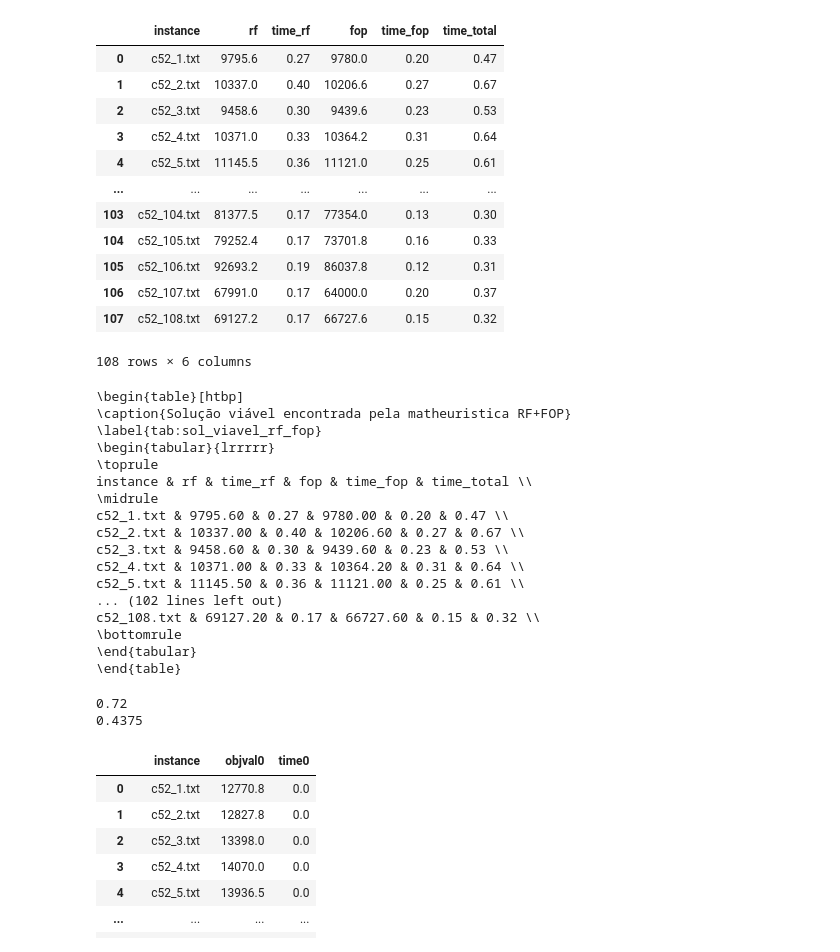
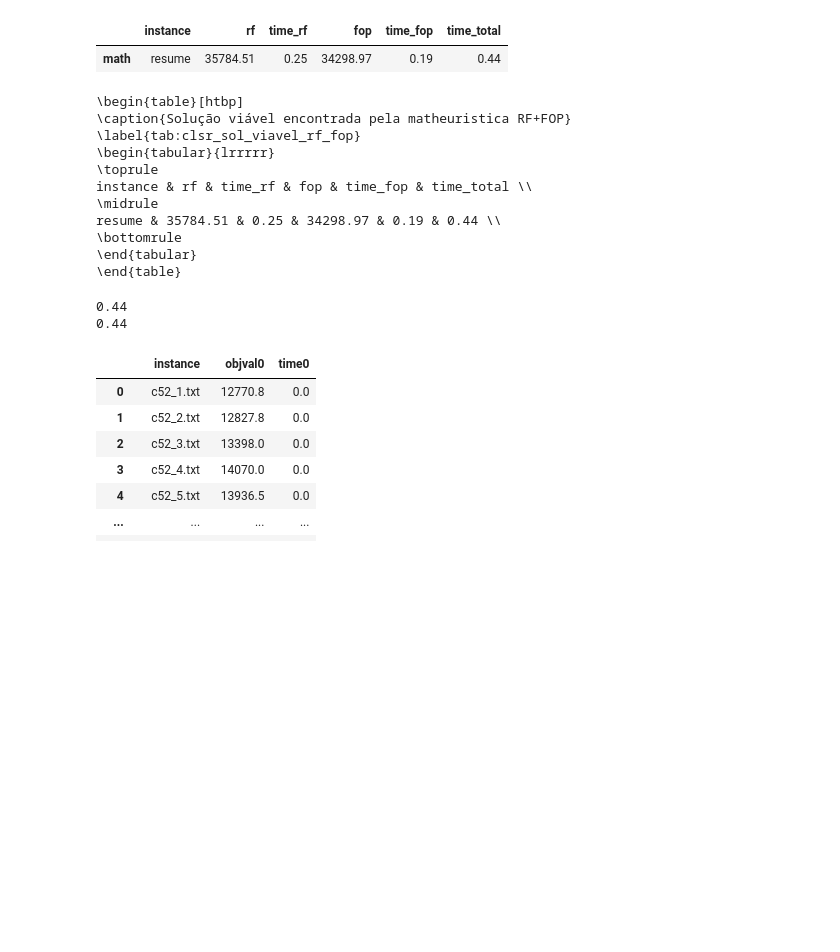
Before and after one commit to jesusossian/mmq_msc_andressa, a Jupyter notebook: src/clsr_std/clsr_std_feasible.ipynb, the cells around one changed output. Cells and saved outputs as stored; diff of their text form; code cells hidden in the pictures; blank space fills up the shorter version.

```diff
--- a/src/clsr_std/clsr_std_feasible.ipynb
+++ b/src/clsr_std/clsr_std_feasible.ipynb
@@ -5,34 +5,33 @@ import matplotlib.pyplot as plt
 # %%
 url_file=f"std_math/result/clsr_std_math.txt"
 
 df = pd.read_csv(url_file,header=None, sep=';')
 
 table = pd.DataFrame()
 table = pd.concat([table, df], ignore_index=True)
 table.columns = ['instance','rf','time_rf','fop','time_fop']
 table['time_total'] = table['time_rf']+table['time_fop']
 
+table = pd.DataFrame({
+    'instance':f'resume',
+    'rf':table['rf'].mean().round(2),
+    'time_rf':table['time_rf'].mean().round(2),
+    'fop':table['fop'].mean().round(2),
+    'time_fop':table['time_fop'].mean().round(2),
+    'time_total':table['time_total'].mean().round(2),
+    },index=[f'math']
+)
+
 table_math = table
 table_math
 # %% [output]
 |  | instance | rf | time_rf | fop | time_fop | time_total |
-| 0 | c52_1.txt | 9795.6 | 0.27 | 9780.0 | 0.20 | 0.47 |
-| 1 | c52_2.txt | 10337.0 | 0.40 | 10206.6 | 0.27 | 0.67 |
-| 2 | c52_3.txt | 9458.6 | 0.30 | 9439.6 | 0.23 | 0.53 |
-| 3 | c52_4.txt | 10371.0 | 0.33 | 10364.2 | 0.31 | 0.64 |
-| 4 | c52_5.txt | 11145.5 | 0.36 | 11121.0 | 0.25 | 0.61 |
-| ... | ... | ... | ... | ... | ... | ... |
-| 103 | c52_104.txt | 81377.5 | 0.17 | 77354.0 | 0.13 | 0.30 |
-| 104 | c52_105.txt | 79252.4 | 0.17 | 73701.8 | 0.16 | 0.33 |
-| 105 | c52_106.txt | 92693.2 | 0.19 | 86037.8 | 0.12 | 0.31 |
-| 106 | c52_107.txt | 67991.0 | 0.17 | 64000.0 | 0.20 | 0.37 |
-| 107 | c52_108.txt | 69127.2 | 0.17 | 66727.6 | 0.15 | 0.32 |
+| math | resume | 35784.51 | 0.25 | 34298.97 | 0.19 | 0.44 |
-108 rows × 6 columns
 # %%
 latex_table_math = table_math.to_latex(
     index=False,  # To not include the DataFrame index as a column in the table
     caption="Solução viável encontrada pela matheuristica RF+FOP",  # The caption to appear above the table in the LaTeX document
-    label="tab:sol_viavel_rf_fop",  # A label used for referencing the table within the LaTeX document
+    label="tab:clsr_sol_viavel_rf_fop",  # A label used for referencing the table within the LaTeX document
     position="htbp",  # The preferred positions where the table should be placed in the document ('here', 'top', 'bottom', 'page')
     column_format="lrrrrr",  # The format of the columns: left-aligend first column and center-aligned remaining columns as per APA guidelines
     escape=False,  # Disable escaping LaTeX special characters in the DataFrame
@@ -43,18 +42,12 @@ print(latex_table_math)
 # %% [output]
 \begin{table}[htbp]
 \caption{Solução viável encontrada pela matheuristica RF+FOP}
-\label{tab:sol_viavel_rf_fop}
+\label{tab:clsr_sol_viavel_rf_fop}
 \begin{tabular}{lrrrrr}
 \toprule
 instance & rf & time_rf & fop & time_fop & time_total \\
 \midrule
-c52_1.txt & 9795.60 & 0.27 & 9780.00 & 0.20 & 0.47 \\
-c52_2.txt & 10337.00 & 0.40 & 10206.60 & 0.27 & 0.67 \\
-c52_3.txt & 9458.60 & 0.30 & 9439.60 & 0.23 & 0.53 \\
-c52_4.txt & 10371.00 & 0.33 & 10364.20 & 0.31 & 0.64 \\
-c52_5.txt & 11145.50 & 0.36 & 11121.00 & 0.25 & 0.61 \\
-... (102 lines left out)
-c52_108.txt & 69127.20 & 0.17 & 66727.60 & 0.15 & 0.32 \\
+resume & 35784.51 & 0.25 & 34298.97 & 0.19 & 0.44 \\
 \bottomrule
 \end{tabular}
 \end{table}
@@ -62,8 +55,8 @@ c52_108.txt & 69127.20 & 0.17 & 66727.60 & 0.15 & 0.32 \\
 print(table_math['time_total'].max())
 print(table_math['time_total'].mean())
 # %% [output]
-0.72
-0.4375
+0.44
+0.44
 # %%
 url_file=f"std_mip/result/clsr_std_mip_first_feasible.txt"
 
```
Also changed, not shown: parts of 15 cells of this notebook, 2 other files.
